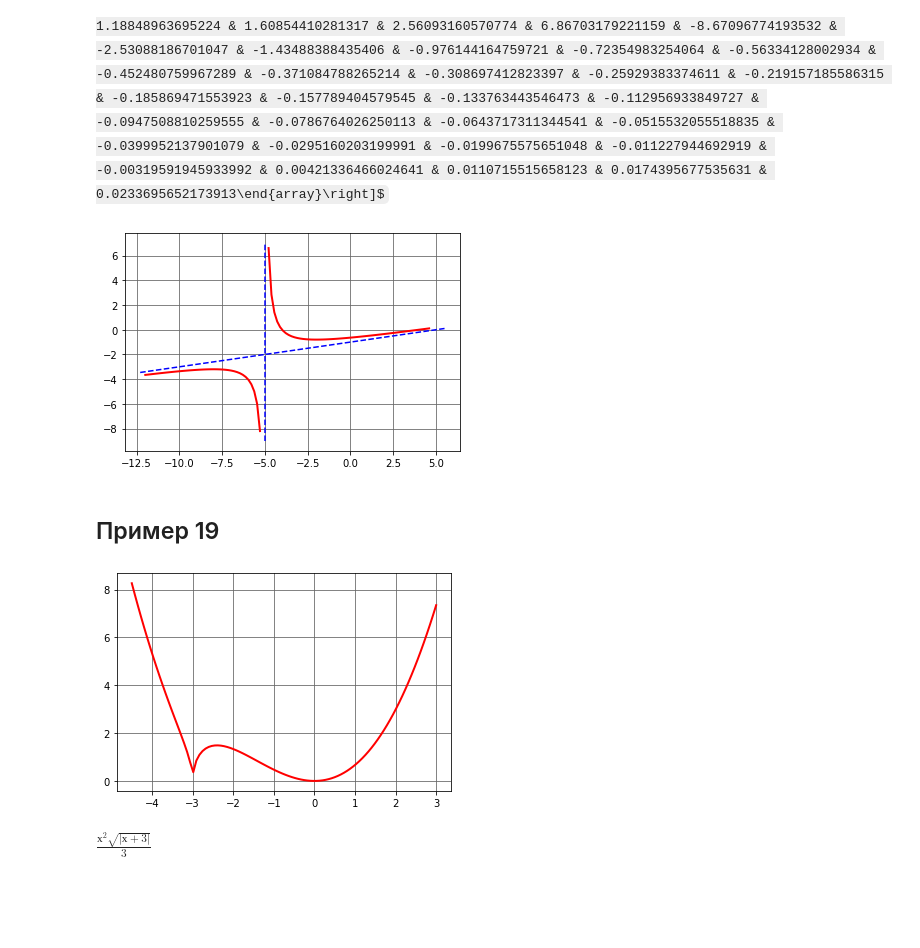
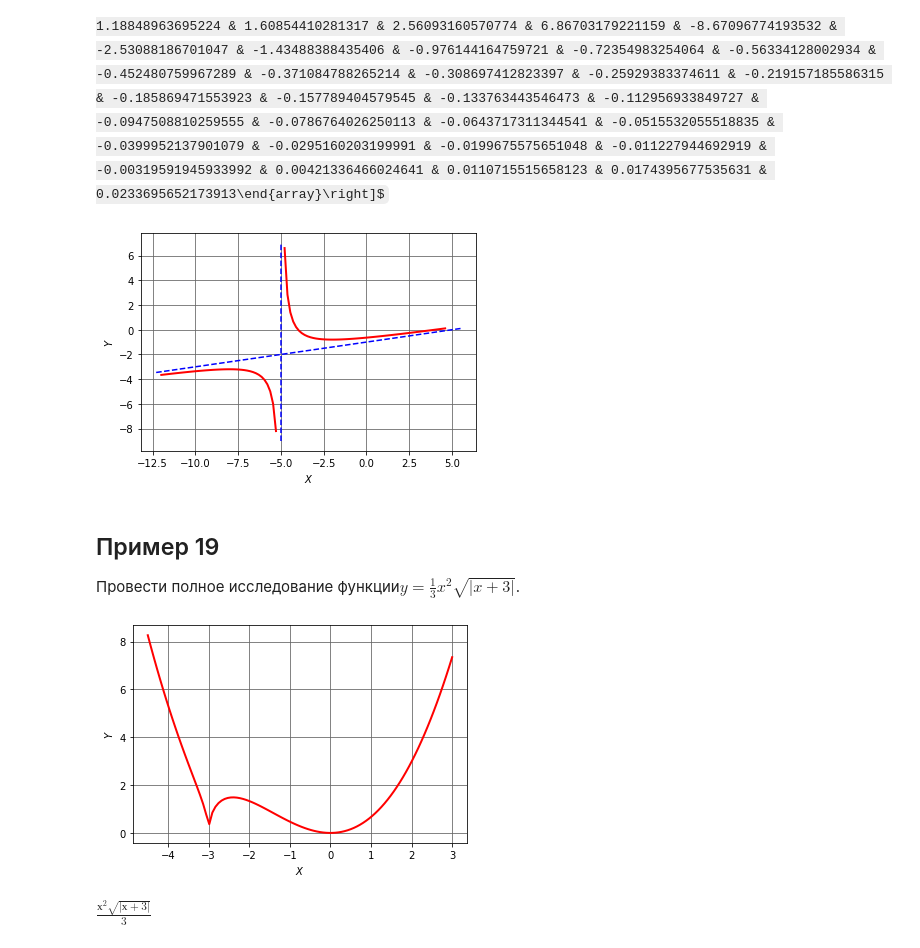
Before and after one commit to VyhodcevEgor/PI, a Jupyter notebook: LR №3/Лабораторная работа №3 Выходцев Е.Д.ipynb, the cells around one changed output. Cells and saved outputs as stored; diff of their text form; code cells hidden in the pictures; some formulas as TeX source; blank space fills up the shorter version.

```diff
--- a/LR №3/Лабораторная работа №3 Выходцев Е.Д.ipynb
+++ b/LR №3/Лабораторная работа №3 Выходцев Е.Д.ipynb
@@ -348,19 +384,22 @@ $\displaystyle \left[\begin{array}0.304761904761905 & 0.306779839677906 & 0.3088
 # %%
 f = lambda х: (х**2-16)/(5*(х+5))
 х = np.linspace(-12,4.6,100)
 х[(х>-5.2) & (х < -4.8)] = np.nan
 У = f(x)
 plt.plot(x,y,lw=2,color='red')
 х = np.linspace(-12.3,5.5,100)
 у = х/5 - 1
 plt.plot(х,у,'--',color='b')
 plt.plot([-5,-5],[-9,7],'--',color='b')
+plt.xlabel('$X$')
+plt.ylabel('$Y$')
 plt.grid(True, linestyle='-', color='0.4')
 plt.show()
 # %% [output]
-[figure, old version]
+[figure, new version]
-# %% [markdown]
-## Пример 19
+# %% [markdown]
+## Пример 19
+Провести полное исследование функции$y=\frac{1}{3} x^{2} \sqrt{|x+3|}$.
 # %%
 x = symbols('х')
 y = x**2*sqrt(abs(x+3))/3
@@ -368,10 +407,12 @@ f = lambda x: x**2*np.sqrt(abs(x+3))/3
 x = np.linspace(-4.5,3,100)
 f_x = f(x)
 plt.plot(x,f_x,lw=2,color='red')
+plt.xlabel('$X$')
+plt.ylabel('$Y$')
 plt.grid(True, linestyle='-', color='0.4')
 plt.show()
 # %% [output]
-[figure, old version]
+[figure, new version]
 # %%
 y.subs(x,0)
 # %% [output]
```
Also changed, not shown: parts of 98 cells of this notebook, 5 other files.
